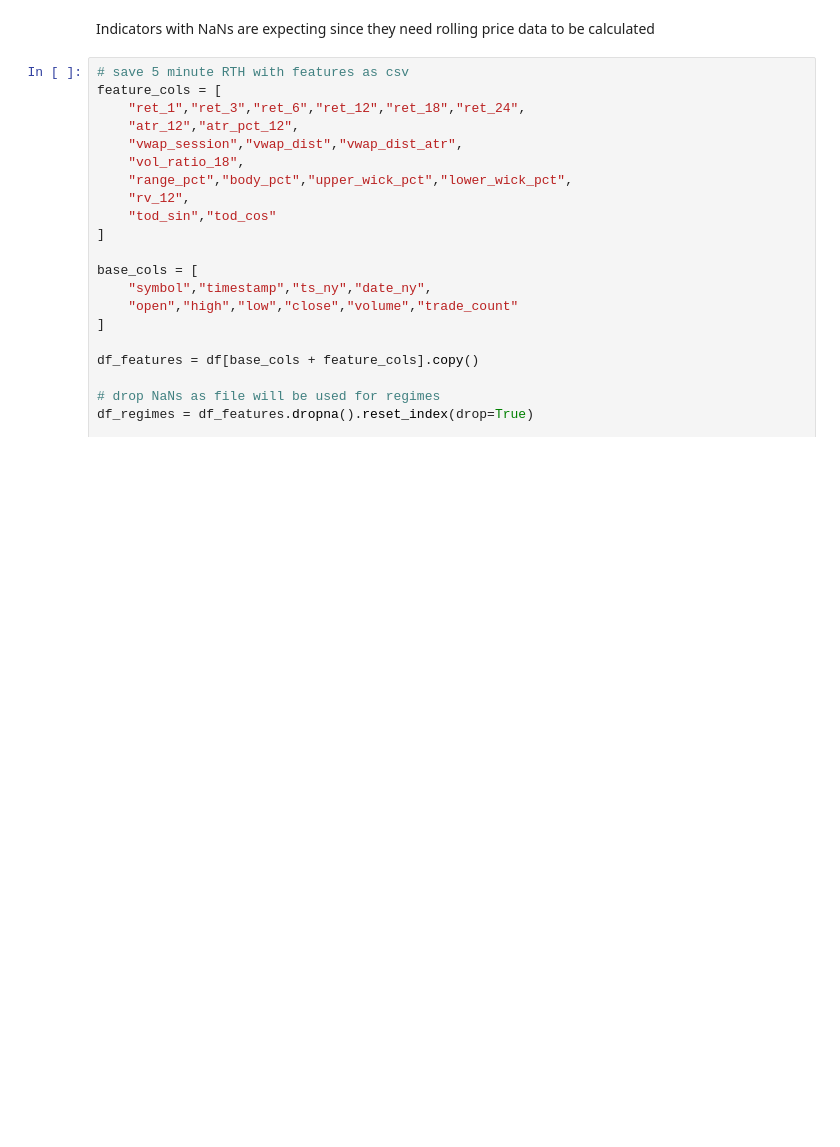
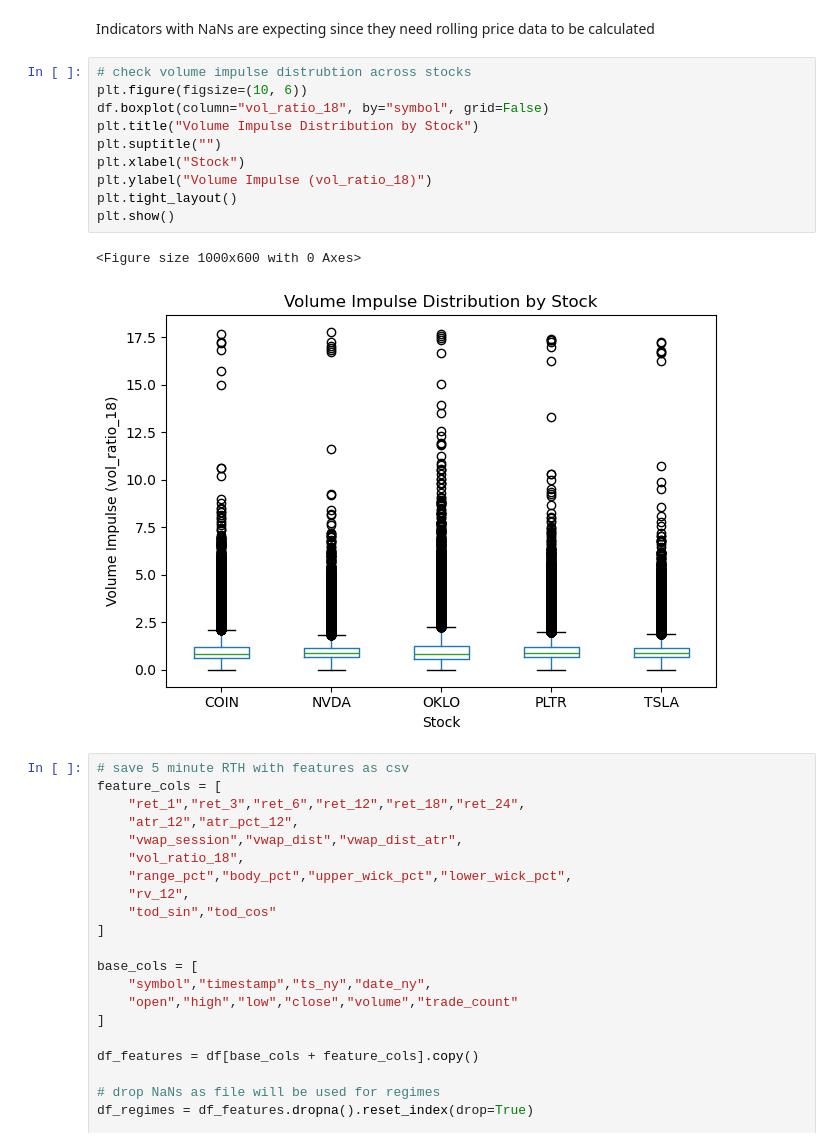
Before and after one commit to navanodonavan/Adaptive_Scalping_Parameter_Optimizer_ML_MSAAI590, a Jupyter notebook: 0.1 EDA Feature Engineering.ipynb, the cells around one changed output. Cells and saved outputs as stored; diff of their text form; blank space fills up the shorter version.

```diff
--- a/0.1 EDA Feature Engineering.ipynb
+++ b/0.1 EDA Feature Engineering.ipynb
@@ -341,6 +359,19 @@ ret_1              5
 171811      1.178872      -2.461989 -0.000673 -0.010149
 # %% [markdown]
 Indicators with NaNs are expecting since they need rolling price data to be calculated
+# %%
+# check volume impulse distrubtion across stocks
+plt.figure(figsize=(10, 6))
+df.boxplot(column="vol_ratio_18", by="symbol", grid=False)
+plt.title("Volume Impulse Distribution by Stock")
+plt.suptitle("")
+plt.xlabel("Stock")
+plt.ylabel("Volume Impulse (vol_ratio_18)")
+plt.tight_layout()
+plt.show()
+# %% [output]
+<Figure size 1000x600 with 0 Axes>
+[figure, added]
 # %%
 # save 5 minute RTH with features as csv
 feature_cols = [
```
Also changed, not shown: parts of 9 cells of this notebook.
